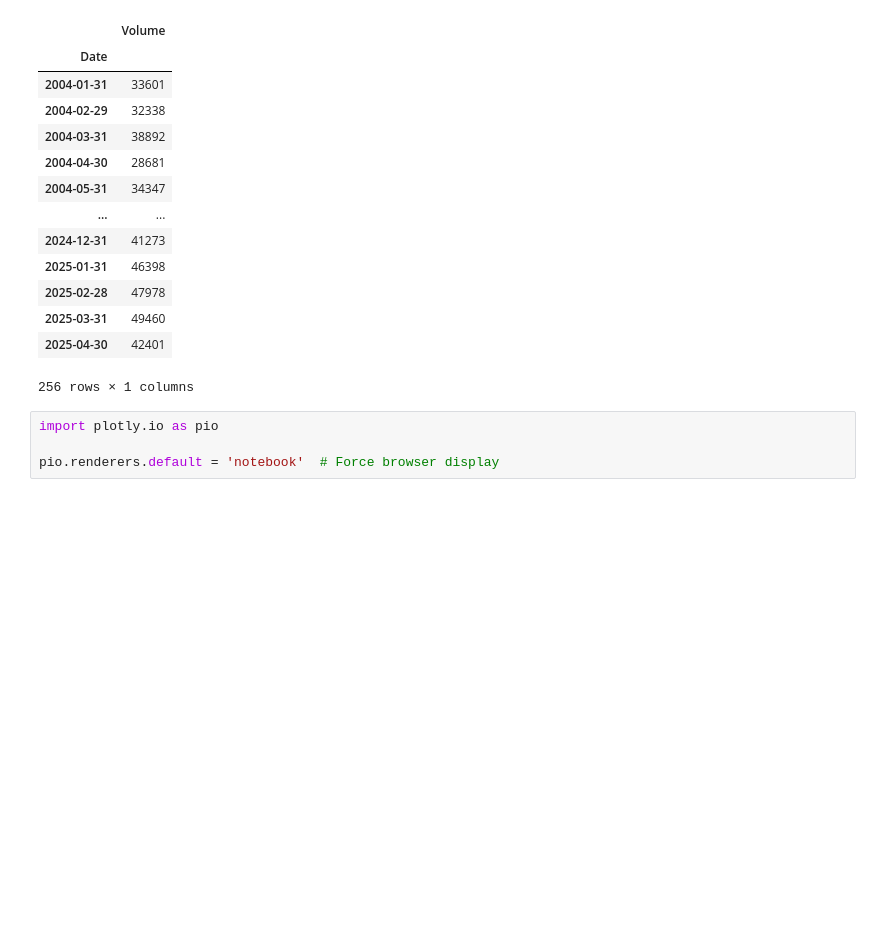
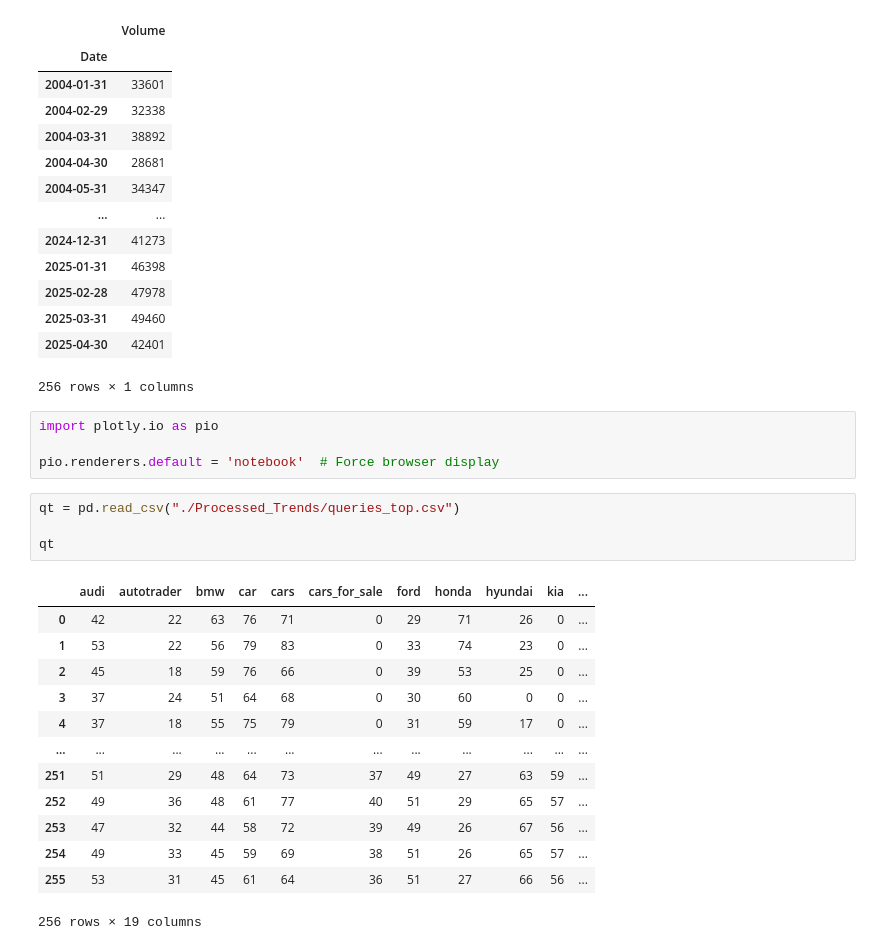
Before and after one commit to MahlatsiM/HonoursResearch, a Jupyter notebook: Car_Pred_2.0.ipynb, the cells around one changed output. Cells and saved outputs as stored; diff of their text form; blank space fills up the shorter version.

```diff
--- a/Car_Pred_2.0.ipynb
+++ b/Car_Pred_2.0.ipynb
@@ -308,3 +350,21 @@ vol
 import plotly.io as pio
 
 pio.renderers.default = 'notebook'  # Force browser display
+# %%
+qt = pd.read_csv("./Processed_Trends/queries_top.csv")
+
+qt
+# %% [output]
+|  | audi | autotrader | bmw | car | cars | cars_for_sale | ford | honda | hyundai | kia | ... |
+| 0 | 42 | 22 | 63 | 76 | 71 | 0 | 29 | 71 | 26 | 0 | ... |
+| 1 | 53 | 22 | 56 | 79 | 83 | 0 | 33 | 74 | 23 | 0 | ... |
+| 2 | 45 | 18 | 59 | 76 | 66 | 0 | 39 | 53 | 25 | 0 | ... |
+| 3 | 37 | 24 | 51 | 64 | 68 | 0 | 30 | 60 | 0 | 0 | ... |
+| 4 | 37 | 18 | 55 | 75 | 79 | 0 | 31 | 59 | 17 | 0 | ... |
+| ... | ... | ... | ... | ... | ... | ... | ... | ... | ... | ... | ... |
+| 251 | 51 | 29 | 48 | 64 | 73 | 37 | 49 | 27 | 63 | 59 | ... |
+| 252 | 49 | 36 | 48 | 61 | 77 | 40 | 51 | 29 | 65 | 57 | ... |
+| 253 | 47 | 32 | 44 | 58 | 72 | 39 | 49 | 26 | 67 | 56 | ... |
+| 254 | 49 | 33 | 45 | 59 | 69 | 38 | 51 | 26 | 65 | 57 | ... |
+| 255 | 53 | 31 | 45 | 61 | 64 | 36 | 51 | 27 | 66 | 56 | ... |
+256 rows × 19 columns
```
Also changed, not shown: parts of 7 cells of this notebook.
